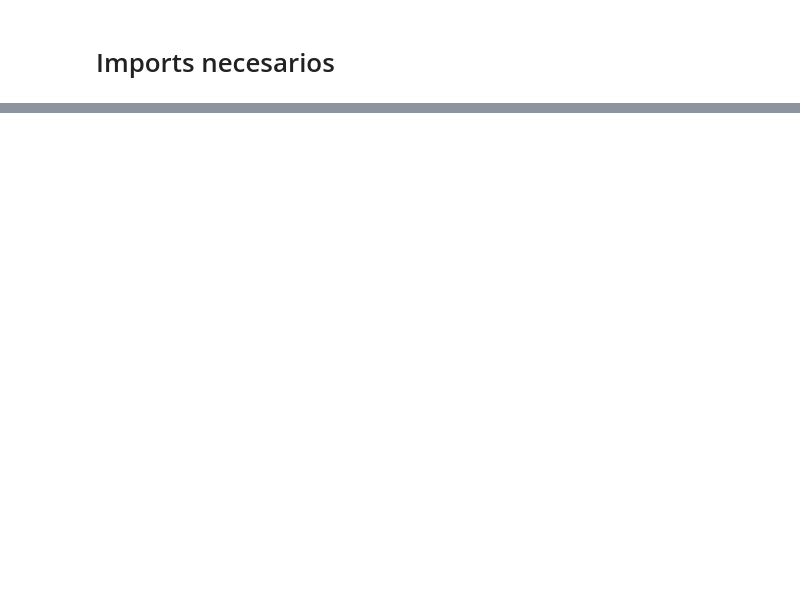
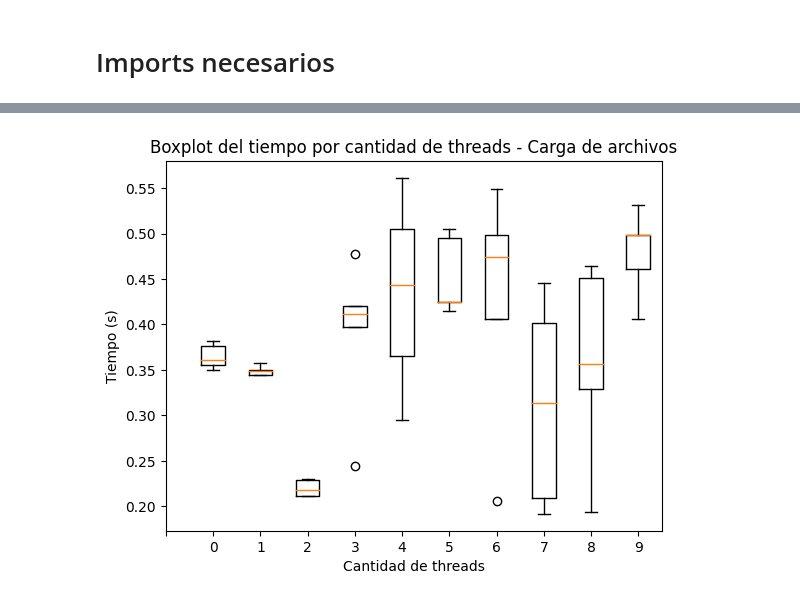
Before and after one commit to matiascozzani/TP-SO, a Jupyter notebook: Experimentos/Experimentos.ipynb, the cells around one changed output, grey strips where cells are left out. Cells and saved outputs as stored; diff of their text form; code cells hidden in the pictures; blank space fills up the shorter version.

```diff
--- a/Experimentos/Experimentos.ipynb
+++ b/Experimentos/Experimentos.ipynb
@@ -103,0 +113,16 @@ JEJEJ FALLA
+# %%
+promedios = [np.mean(fila) for fila in datosExperimento11]
+varianzas = [np.var(fila) for fila in datosExperimento11]
+
+# Crear un array con los datos en el formato adecuado para el boxplot
+datos_boxplot = [fila for fila in datosExperimento11 if fila]
+
+# Plotear el boxplot
+plt.boxplot(datos_boxplot)
+plt.xlabel('Cantidad de threads')
+plt.ylabel('Tiempo (s)')
+plt.title('Boxplot del tiempo por cantidad de threads - Carga de archivos')
+plt.xticks(range(maxCantThreads+1),['', '0', '1', '2', '3','4','5','6','7','8','9'])
+plt.show()
+# %% [output]
+[figure, added]
```
Also changed, not shown: parts of 20 cells of this notebook, 52 other files.
